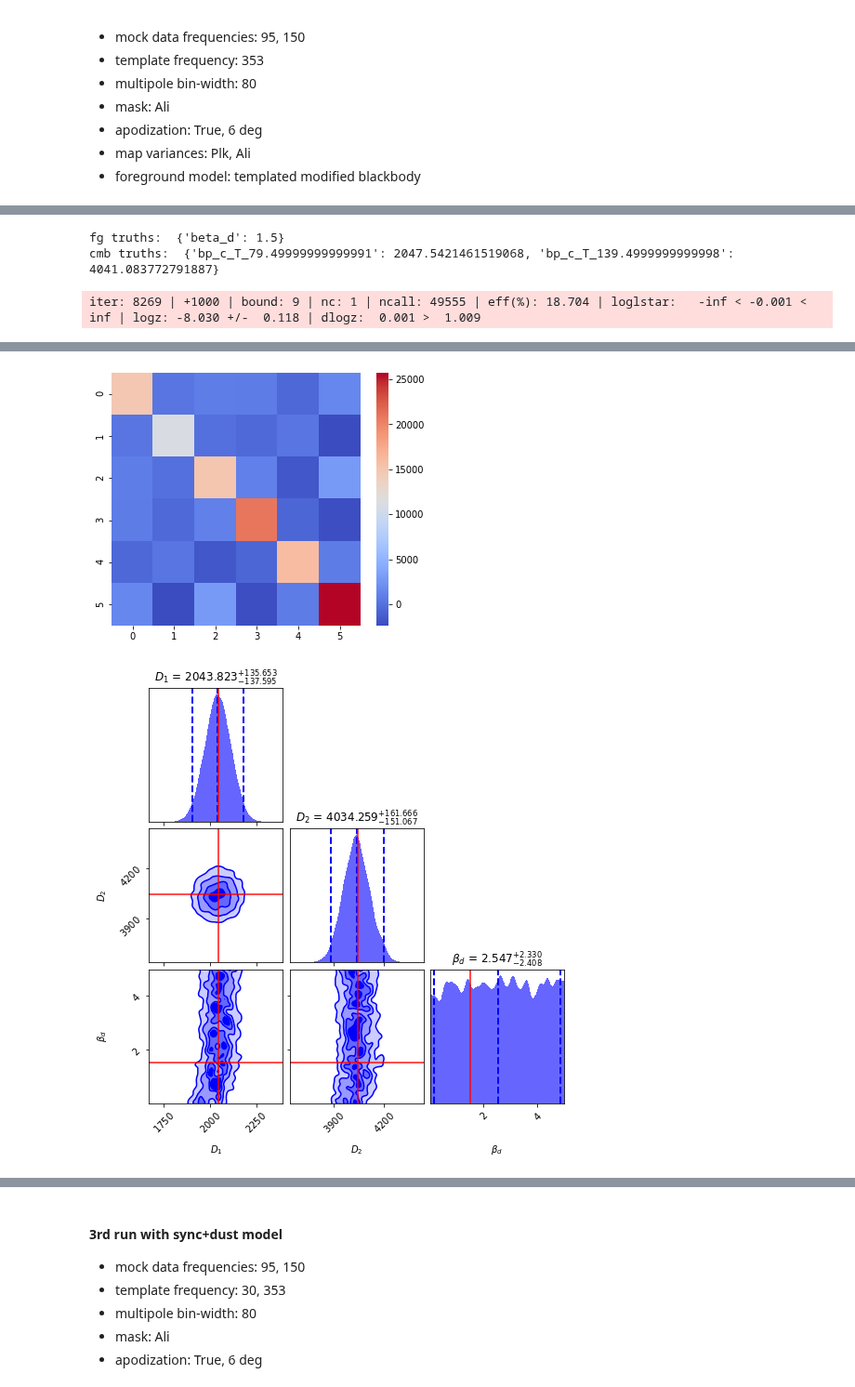
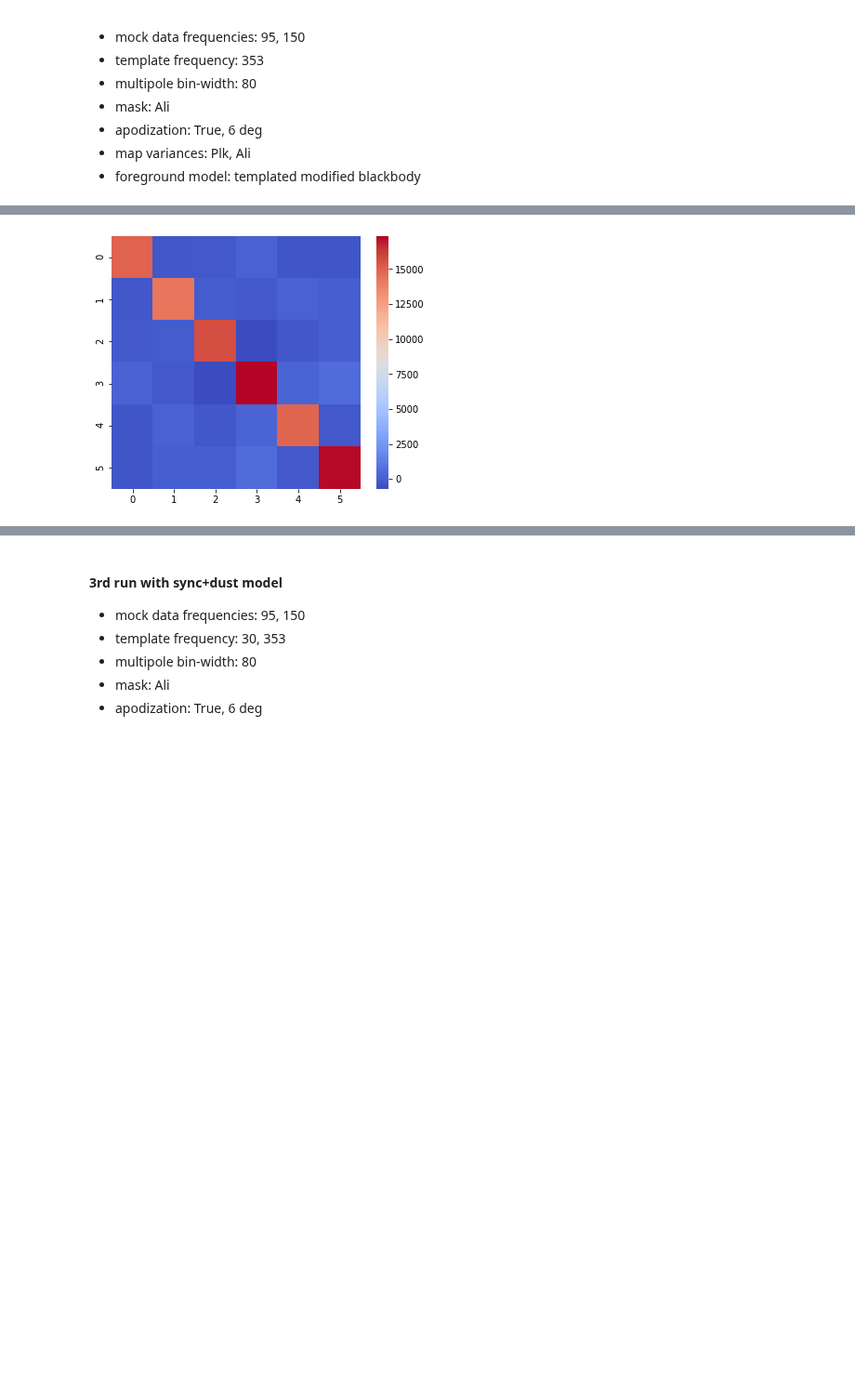
Before and after one commit to gioacchinowang/afra, a Jupyter notebook: tutorials/tutorial07.ipynb, the cells around one changed output, grey strips where cells are left out. Shown at 93% size. Cells and saved outputs as stored; diff of their text form; code cells hidden in the pictures; blank space fills up the shorter version.

```diff
--- a/tutorials/tutorial07.ipynb
+++ b/tutorials/tutorial07.ipynb
@@ -214,18 +211,4 @@ print ('fg truths: ',d.params)
 print ('cmb truths: ',b.params)
 
 mock_bp = d.bandpower()+b.bandpower()
-
-KWARGS = {'nlive':1000}
-
-pipeline.background = b
-pipeline.foreground = d
-result = pipeline.analyse(mock_bp+pre_rslt[2],pre_rslt[1],pre_rslt[2],pre_rslt[3],kwargs=KWARGS)
-
-truths = list(auto_cmb_t[1]) + [1.5]
-labels = [r'$D_1$',r'$D_2$',r'$\beta_d$']
-
-fg, ax = dyplot.cornerplot(result, color='blue', truths=truths,
-                           labels=labels, use_math_text=True,
-                           truth_color='red', show_titles=True,title_fmt='.3f',
-                           max_n_ticks=3, quantiles=[0.025, 0.5, 0.975])
 # %% [output]
@@ -233,3 +218,0 @@ iter: 1 | bound: 0 | nc: 1 | ncall: 1001 | eff(%):  0.100 | loglstar:   -inf < -
-fg truths:  {'beta_d': 1.5}
-cmb truths:  {'bp_c_T_79.49999999999991': 2047.5421461519068, 'bp_c_T_139.4999999999998': 4041.083772791887}
-iter: 8269 | +1000 | bound: 9 | nc: 1 | ncall: 49555 | eff(%): 18.704 | loglstar:   -inf < -0.001 <    inf | logz: -8.030 +/-  0.118 | dlogz:  0.001 >  1.009
@@ -238,2 +219 @@ Wall time: 2min 26s
-[figure, old version]
+[figure, new version]
-[figure, removed]
```
Also changed, not shown: parts of 13 cells of this notebook, 7 other files.
